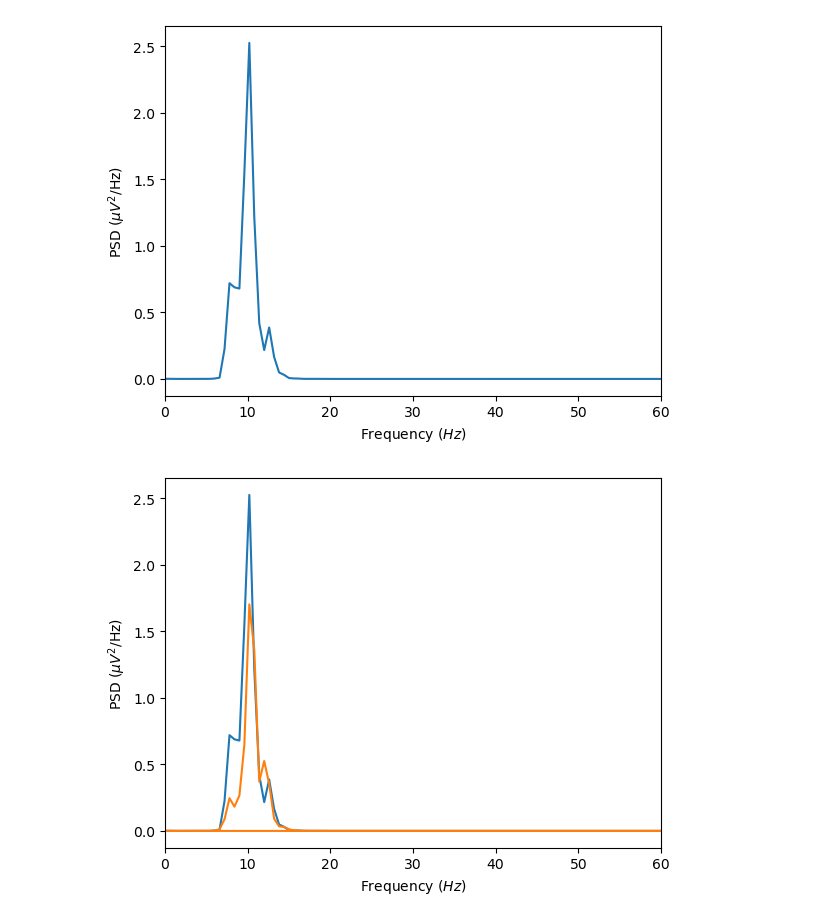
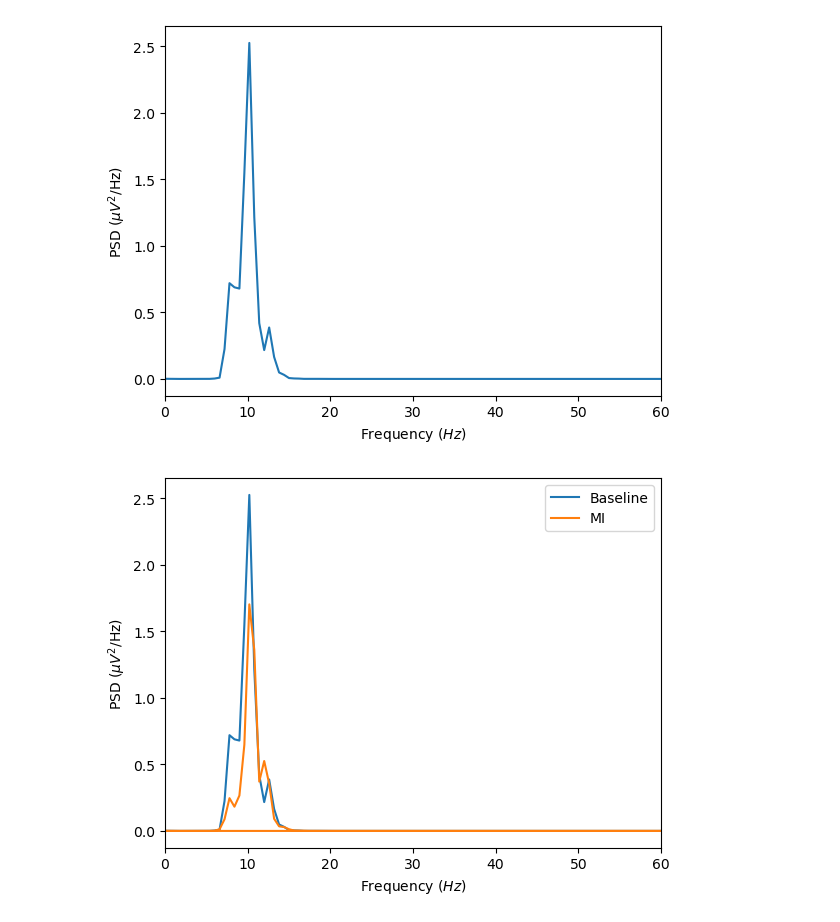
Before and after one commit to Ereasai/EEGTetris, a Jupyter notebook: dc/dsp_ex.ipynb, the cells around one changed output. Saved outputs shown, nothing was run; the diff lists cells and outputs as text; code cells hidden in the pictures.

Commit message:
Minor change to plot and added function documentation

```diff
--- a/dc/dsp_ex.ipynb
+++ b/dc/dsp_ex.ipynb
@@ -234,6 +234,24 @@ plt.show()
 # I'm not too sure about how to select for filter order, so let's choose 4 for now
 
 def alphapass(eeg, Fs=Fs, n=4):
+    """ Alpha band-pass Butterworth filter
+
+    Parameters
+    ----------
+    eeg: np.arr
+        Assumes 1st channel is time
+
+    Fs: int
+        sampling rate
+
+    n: int
+        order
+
+    Returns
+    -------
+    a_filt: np.arr
+        Alpha band-pass filtered eeg data returned w/ same size as eeg input
+    """
     b, a = signal.butter(n, Wn=[8, 13], btype='band', fs=Fs)
 
     filt   = signal.lfilter(b, a, eeg[:, 1:], axis=0)
@@ -303,23 +320,23 @@ plt.show()
 # %%
 # let's quickly process a trial 1, channel 1 of a motor imagery trial for comparison
 
 mt1       = nodc(motor_im[0, :, :], Fs=Fs)
 mt1_afilt = alphapass(mt1)
 
 # t1 - baseline
 wat1_frq, wat1_psd = signal.welch(t1_afilt[:, 1], Fs, nperseg=500)
-plt.plot(wat1_frq, wat1_psd)
+plt.plot(wat1_frq, wat1_psd, label='Baseline')
 
 # t1 - MI
 mwat1_frq,  mwat1_psd = signal.welch(mt1_afilt[:, 1], Fs, nperseg=500)
-plt.plot(mwat1_frq, mwat1_psd)
-
+plt.plot(mwat1_frq, mwat1_psd, label='MI')
 
 plt.xlim(0, 60)
 
 plt.xlabel(r'Frequency $(Hz)$')
 plt.ylabel(r'PSD ($\mu V^2$/Hz)')
 
+plt.legend()
 plt.show()
 # %% [output]
-[figure, old version]
+[figure, new version]
```
Also changed, not shown: parts of 1 cell of this notebook.
